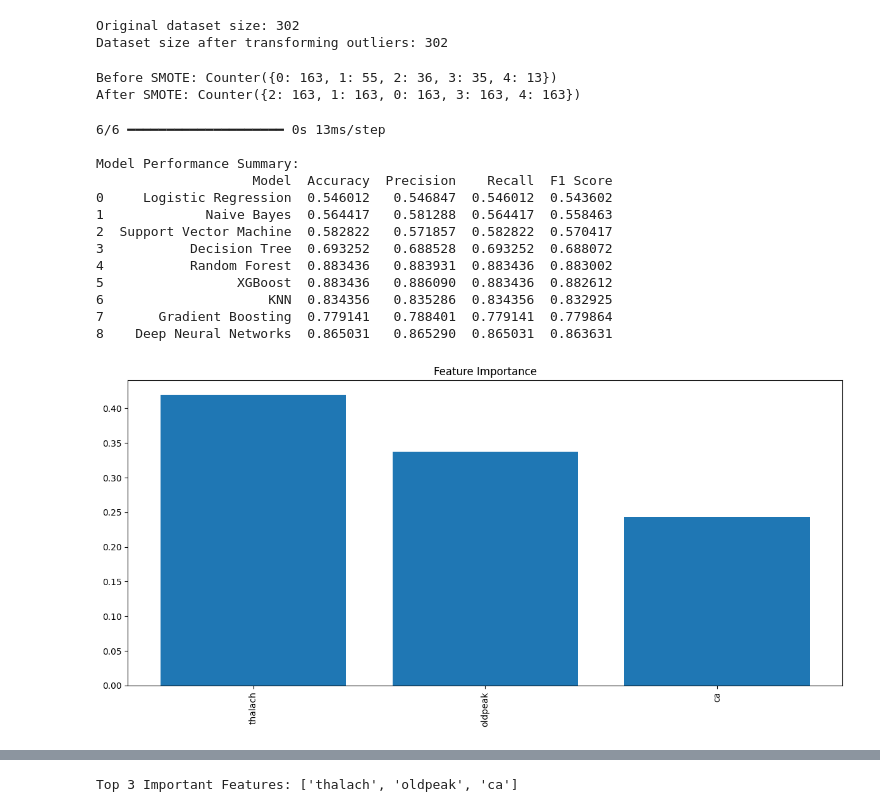
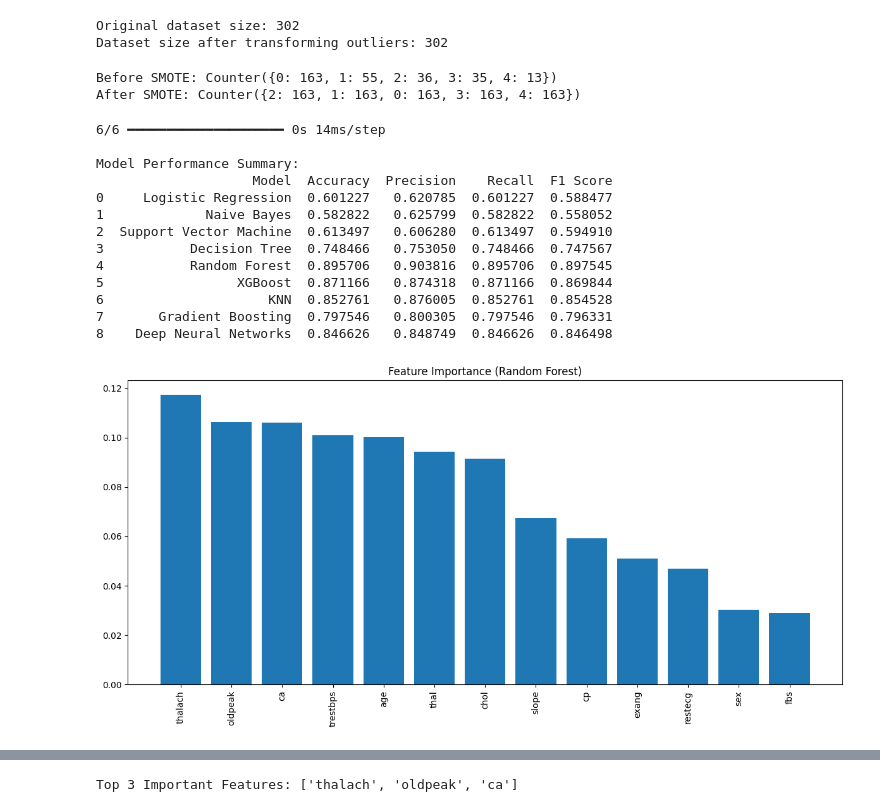
Before and after one commit to noelsony/CAD-Risk-Estimation, a Jupyter notebook: CADProj.ipynb, the cells around one changed output, grey strips where cells are left out. Saved outputs shown, nothing was run; the diff lists cells and outputs as text; code cells hidden in the pictures.

```diff
--- a/CADProj.ipynb
+++ b/CADProj.ipynb
@@ -104,7 +102,7 @@ Name: target, dtype: float64
 X = df.drop(columns=[target_column])
 y = df[target_column]
 # %%
-def preprocess_data(X, y, target_column, test_size=0.2, random_state=42):
+def preprocess_data(X, y, test_size=0.2, random_state=42):
     print("Before SMOTE:", Counter(y))
     X, y = SMOTE().fit_resample(X, y)
     print("After SMOTE:", Counter(y))
@@ -125,5 +111,4 @@ def preprocess_data(X, y, target_column, test_size=0.2, random_state=42):
 # %%
-num_classes = len(np.unique(y_train))
 def create_dnn_model(input_dim, num_classes):
     model = Sequential()
     model.add(Dense(128, input_dim=input_dim, activation='relu'))
@@ -131,9 +116,7 @@ def create_dnn_model(input_dim, num_classes):
     model.add(Dense(64, activation='relu'))
     model.add(Dropout(0.2))
     model.add(Dense(num_classes, activation='softmax'))
-    model.compile(loss='sparse_categorical_crossentropy',   # ✅ sparse
-                  optimizer='adam',
-                  metrics=['accuracy'])
+    model.compile(loss='sparse_categorical_crossentropy', optimizer='adam', metrics=['accuracy'])
     return model
 # %%
 def get_models(input_dim, num_classes):
@@ -236,11 +165,11 @@ def evaluate_models(y_test, predictions):
 # %%
-def run_pipeline(X,y, target_column):
-    X_train, X_test, y_train, y_test = preprocess_data(X , y, target_column)
+def run_pipeline(X,y):
+    X_train, X_test, y_train, y_test = preprocess_data(X , y)
     num_classes = len(np.unique(y_train))
     models = get_models(X_train.shape[1], num_classes)
     predictions = train_and_predict(models, X_train, y_train, X_test)
     df_results = evaluate_models(y_test, predictions)
     print("\nModel Performance Summary:")
     print(df_results)
-    return df_results, models
+    return df_results, models, predictions, X_train, X_test, y_train, y_test
 # %%
@@ -327,39 +242,41 @@ Dataset size after transforming outliers: 302
 # %%
 X = df.drop(columns=[target_column])
 y = df[target_column]
-results, trained_models = run_pipeline(X, y, target_column="target")
+results, trained_models, predictions, X_train, X_test, y_train, y_test = run_pipeline(X, y)
 # %% [output]
 Before SMOTE: Counter({0: 163, 1: 55, 2: 36, 3: 35, 4: 13})
 After SMOTE: Counter({2: 163, 1: 163, 0: 163, 3: 163, 4: 163})
-6/6 ━━━━━━━━━━━━━━━━━━━━ 0s 13ms/step
+6/6 ━━━━━━━━━━━━━━━━━━━━ 0s 14ms/step
 
 Model Performance Summary:
                     Model  Accuracy  Precision    Recall  F1 Score
-0     Logistic Regression  0.546012   0.546847  0.546012  0.543602
-1             Naive Bayes  0.564417   0.581288  0.564417  0.558463
-2  Support Vector Machine  0.582822   0.571857  0.582822  0.570417
-3           Decision Tree  0.693252   0.688528  0.693252  0.688072
-4           Random Forest  0.883436   0.883931  0.883436  0.883002
-5                 XGBoost  0.883436   0.886090  0.883436  0.882612
-6                     KNN  0.834356   0.835286  0.834356  0.832925
-7       Gradient Boosting  0.779141   0.788401  0.779141  0.779864
-8    Deep Neural Networks  0.865031   0.865290  0.865031  0.863631
+0     Logistic Regression  0.601227   0.620785  0.601227  0.588477
+1             Naive Bayes  0.582822   0.625799  0.582822  0.558052
+2  Support Vector Machine  0.613497   0.606280  0.613497  0.594910
+3           Decision Tree  0.748466   0.753050  0.748466  0.747567
+4           Random Forest  0.895706   0.903816  0.895706  0.897545
+5                 XGBoost  0.871166   0.874318  0.871166  0.869844
+6                     KNN  0.852761   0.876005  0.852761  0.854528
+7       Gradient Boosting  0.797546   0.800305  0.797546  0.796331
+8    Deep Neural Networks  0.846626   0.848749  0.846626  0.846498
 # %%
-model = rf
+# Access RF model
+rf_model = trained_models["Random Forest"]
 
-importances = model.feature_importances_
-features = X_train.columns
+# Feature importance
+importances = rf_model.feature_importances_
+features = X.columns  # full dataset features
 
 indices = np.argsort(importances)[::-1]
 
 plt.figure(figsize=(12, 6))
-plt.title("Feature Importance")
+plt.title("Feature Importance (Random Forest)")
 plt.bar(range(len(importances)), importances[indices], align='center')
 plt.xticks(range(len(importances)), features[indices], rotation=90)
 plt.tight_layout()
 plt.show()
 # %% [output]
-[figure, old version]
+[figure, new version]
 # %%
 numerical_cols = X_train.columns
 X_num = X_train[numerical_cols]
```
Also changed, not shown: parts of 12 cells of this notebook, 13 other files.
